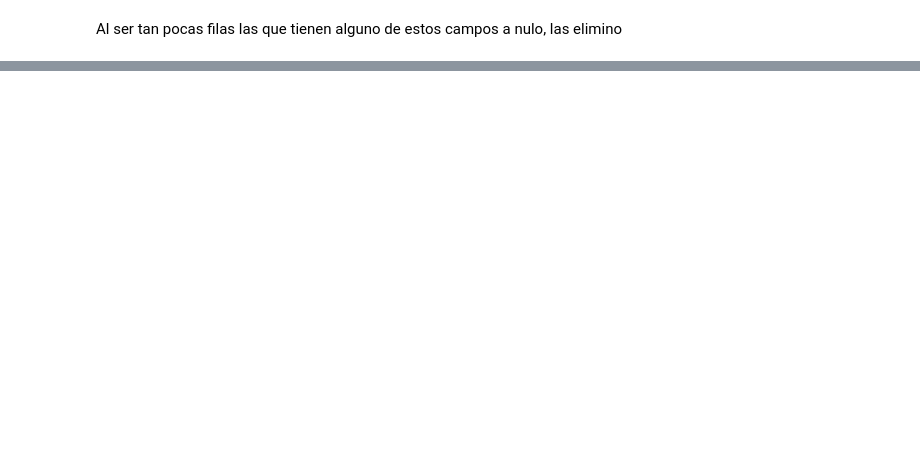
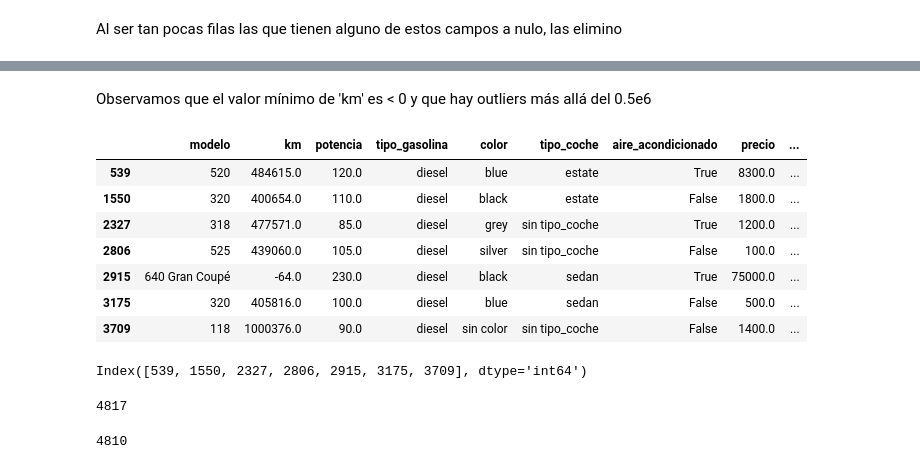
Before and after one commit to tvgtech/BMW_Proj, a Jupyter notebook: Esther_BMW.ipynb, the cells around one changed output, grey strips where cells are left out. Drawn from its saved outputs; the diff is of its cells as text; code cells hidden in the pictures; blank space fills up the shorter version.

```diff
--- a/Esther_BMW.ipynb
+++ b/Esther_BMW.ipynb
@@ -350,3 +380,5 @@ df_bmw5.shape
+# %%
+df_bmw5.reset_index(drop=True, inplace=True)
 # %%
 df_bmw5.isnull().sum()
 # %% [output]
@@ -368,0 +424,3 @@ dtype: int64
+# %%
+for i in df_bmw5:
+    print('\n',i,df_bmw5[i].unique(),'\n')
@@ -368,0 +447,5 @@ dtype: int64
+# %%
+col_booleans = ['volante_regulable', 'camara_trasera', 'elevalunas_electrico', 'gps']
+
+for i in col_booleans:
+    df_bmw5[i+'_BOOL'] = df_bmw5[i].astype(int)
@@ -368,0 +472,2 @@ dtype: int64
+# %%
+df_bmw6 = df_bmw5.copy()
@@ -368,0 +552,13 @@ dtype: int64
+# %% [markdown]
+Observamos que el valor mínimo de 'km' es < 0 y que hay outliers más allá del 0.5e6
+# %%
+df_bmw6[(df_bmw6['km'] > 0.4e+06) | (df_bmw6['km'] < 0)]
+# %% [output]
+|  | modelo | km | potencia | tipo_gasolina | color | tipo_coche | aire_acondicionado | precio | ... |
+| 539 | 520 | 484615.0 | 120.0 | diesel | blue | estate | True | 8300.0 | ... |
+| 1550 | 320 | 400654.0 | 110.0 | diesel | black | estate | False | 1800.0 | ... |
+| 2327 | 318 | 477571.0 | 85.0 | diesel | grey | sin tipo_coche | True | 1200.0 | ... |
+| 2806 | 525 | 439060.0 | 105.0 | diesel | silver | sin tipo_coche | False | 100.0 | ... |
+| 2915 | 640 Gran Coupé | -64.0 | 230.0 | diesel | black | sedan | True | 75000.0 | ... |
+| 3175 | 320 | 405816.0 | 100.0 | diesel | blue | sedan | False | 500.0 | ... |
+| 3709 | 118 | 1000376.0 | 90.0 | diesel | sin color | sin tipo_coche | False | 1400.0 | ... |
@@ -368,0 +567,8 @@ dtype: int64
+# %%
+df_bmw7[(df_bmw7['km'] > 0.4e+06) | (df_bmw7['km'] < 0)].index
+# %% [output]
+Index([539, 1550, 2327, 2806, 2915, 3175, 3709], dtype='int64')
+# %%
+len(df_bmw7)
+# %% [output]
+4817
@@ -368,0 +577,4 @@ dtype: int64
+# %%
+len(df_bmw7)
+# %% [output]
+4810
```
Also changed, not shown: parts of 39 cells of this notebook.
